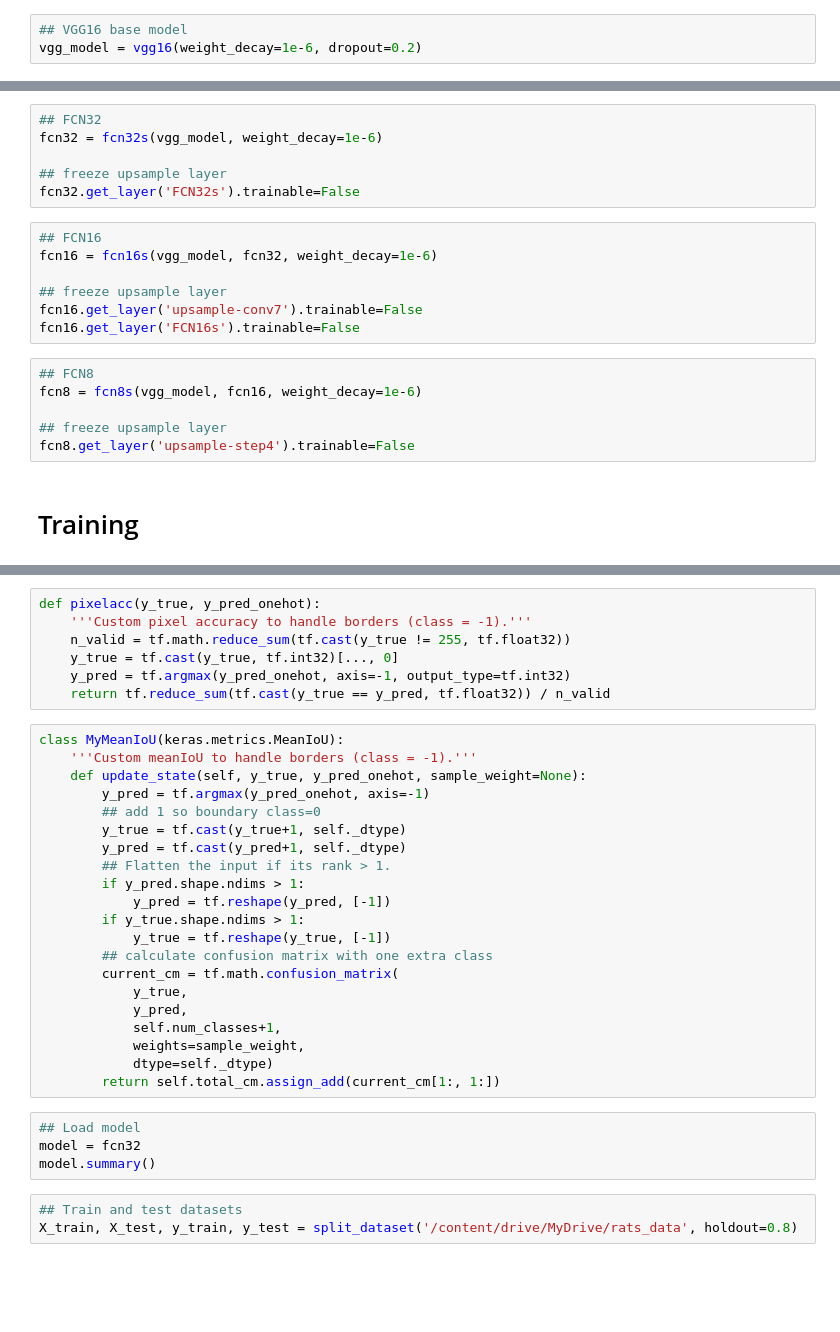
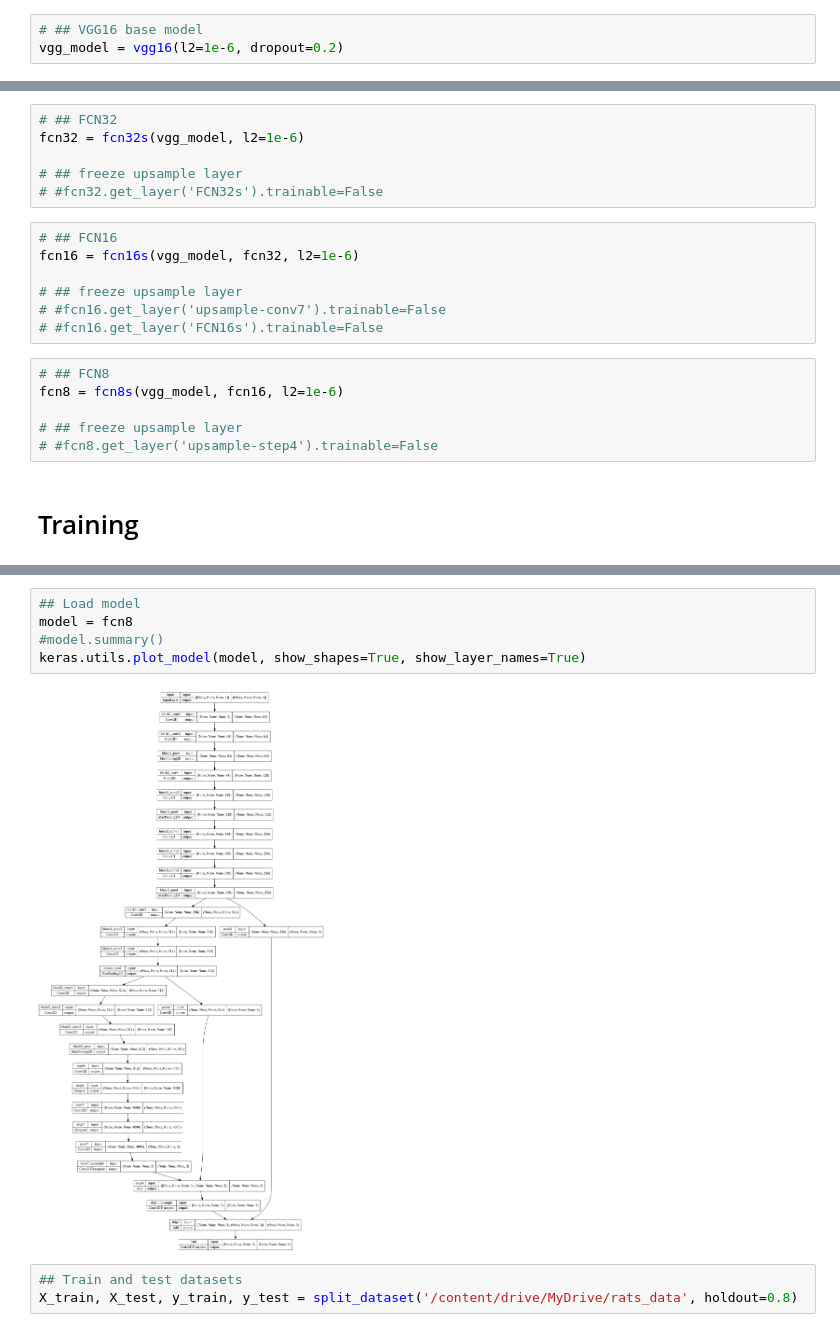
Before and after one commit to BrunoMarcato/MiceWoundSegmentation, a Jupyter notebook: MiceTrain.ipynb, the cells around one changed output, grey strips where cells are left out. Cells and saved outputs as stored; diff of their text form; blank space fills up the shorter version.

```diff
--- a/MiceTrain.ipynb
+++ b/MiceTrain.ipynb
@@ -414,3 +332,3 @@ def fcn8s(vgg16, fcn16, weight_decay=0):
 # %%
-## VGG16 base model
-vgg_model = vgg16(weight_decay=1e-6, dropout=0.2)
+# ## VGG16 base model
+vgg_model = vgg16(l2=1e-6, dropout=0.2)
@@ -419,21 +335,21 @@ NameError: name 'Input' is not defined
 # %%
-## FCN32
-fcn32 = fcn32s(vgg_model, weight_decay=1e-6)
+# ## FCN32
+fcn32 = fcn32s(vgg_model, l2=1e-6)
 
-## freeze upsample layer
-fcn32.get_layer('FCN32s').trainable=False
+# ## freeze upsample layer
+# #fcn32.get_layer('FCN32s').trainable=False
 # %%
-## FCN16
-fcn16 = fcn16s(vgg_model, fcn32, weight_decay=1e-6)
+# ## FCN16
+fcn16 = fcn16s(vgg_model, fcn32, l2=1e-6)
 
-## freeze upsample layer
-fcn16.get_layer('upsample-conv7').trainable=False
-fcn16.get_layer('FCN16s').trainable=False
+# ## freeze upsample layer
+# #fcn16.get_layer('upsample-conv7').trainable=False
+# #fcn16.get_layer('FCN16s').trainable=False
 # %%
-## FCN8
-fcn8 = fcn8s(vgg_model, fcn16, weight_decay=1e-6)
+# ## FCN8
+fcn8 = fcn8s(vgg_model, fcn16, l2=1e-6)
 
-## freeze upsample layer
-fcn8.get_layer('upsample-step4').trainable=False
+# ## freeze upsample layer
+# #fcn8.get_layer('upsample-step4').trainable=False
 # %% [markdown]
 # Training
@@ -450,35 +356,10 @@ def crossentropy(y_true, y_pred_onehot):
-# %%
-def pixelacc(y_true, y_pred_onehot):
-    '''Custom pixel accuracy to handle borders (class = -1).'''
-    n_valid = tf.math.reduce_sum(tf.cast(y_true != 255, tf.float32))
-    y_true = tf.cast(y_true, tf.int32)[..., 0]
-    y_pred = tf.argmax(y_pred_onehot, axis=-1, output_type=tf.int32)
-    return tf.reduce_sum(tf.cast(y_true == y_pred, tf.float32)) / n_valid
-# %%
-class MyMeanIoU(keras.metrics.MeanIoU):
-    '''Custom meanIoU to handle borders (class = -1).'''
-    def update_state(self, y_true, y_pred_onehot, sample_weight=None):
-        y_pred = tf.argmax(y_pred_onehot, axis=-1)
-        ## add 1 so boundary class=0
-        y_true = tf.cast(y_true+1, self._dtype)
-        y_pred = tf.cast(y_pred+1, self._dtype)
-        ## Flatten the input if its rank > 1.
-        if y_pred.shape.ndims > 1:
-            y_pred = tf.reshape(y_pred, [-1])
-        if y_true.shape.ndims > 1:
-            y_true = tf.reshape(y_true, [-1])
-        ## calculate confusion matrix with one extra class
-        current_cm = tf.math.confusion_matrix(
-            y_true,
-            y_pred,
-            self.num_classes+1,
-            weights=sample_weight,
-            dtype=self._dtype)
-        return self.total_cm.assign_add(current_cm[1:, 1:])
 # %%
 ## Load model
-model = fcn32
-model.summary()
+model = fcn8
+#model.summary()
+keras.utils.plot_model(model, show_shapes=True, show_layer_names=True)
+# %% [output]
+[figure, added]
 # %%
 ## Train and test datasets
 X_train, X_test, y_train, y_test = split_dataset('/content/drive/MyDrive/rats_data', holdout=0.8)
```
Also changed, not shown: parts of 26 cells of this notebook.
